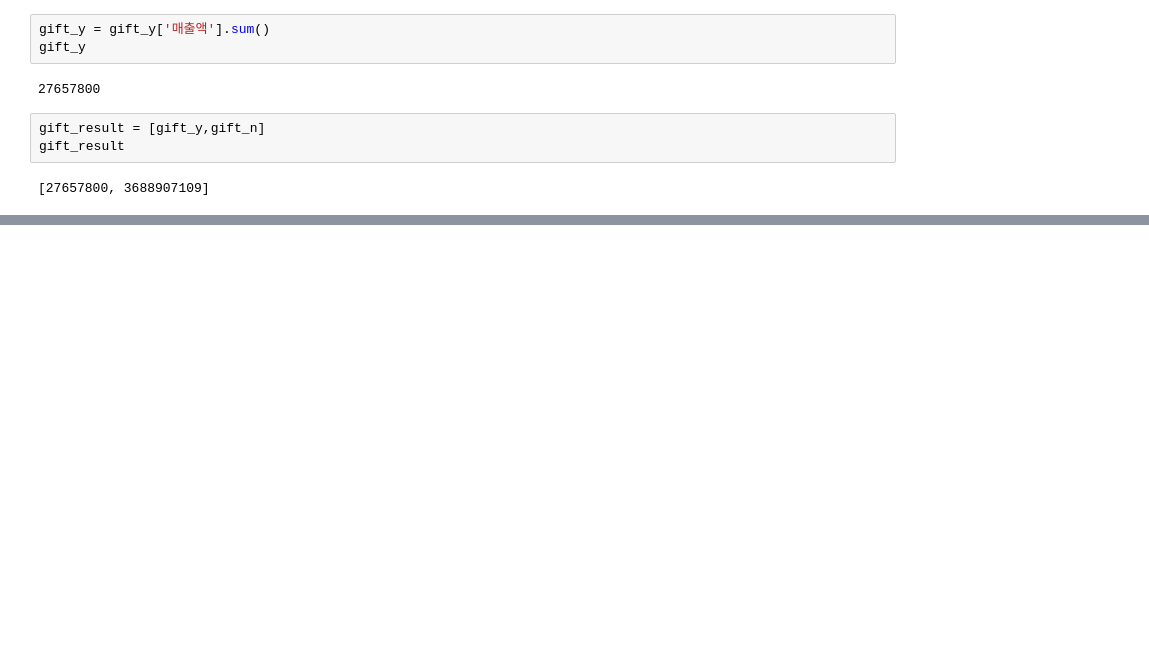
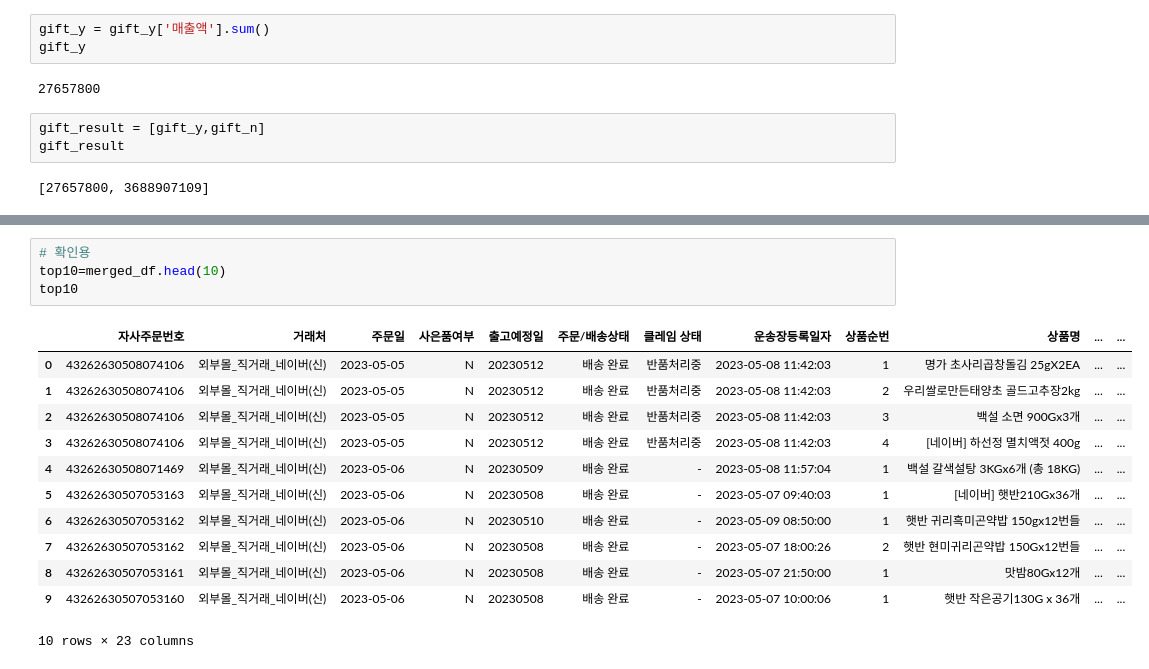
Before and after one commit to ha-es/doit_python, a Jupyter notebook: BDA/내부공모전/naver.ipynb, the cells around one changed output, grey strips where cells are left out. Cells and saved outputs as stored; diff of their text form; blank space fills up the shorter version.

```diff
--- a/BDA/내부공모전/naver.ipynb
+++ b/BDA/내부공모전/naver.ipynb
@@ -679,0 +700,17 @@ pd.DataFrame(gift_result, index=id,columns=['매출액'])
+# %%
+# 확인용
+top10=merged_df.head(10)
+top10
+# %% [output]
+|  | 자사주문번호 | 거래처 | 주문일 | 사은품여부 | 출고예정일 | 주문/배송상태 | 클레임 상태 | 운송장등록일자 | 상품순번 | 상품명 | ... | ... |
+| 0 | 43262630508074106 | 외부몰_직거래_네이버(신) | 2023-05-05 | N | 20230512 | 배송 완료 | 반품처리중 | 2023-05-08 11:42:03 | 1 | 명가 초사리곱창돌김 25gX2EA | ... | ... |
+| 1 | 43262630508074106 | 외부몰_직거래_네이버(신) | 2023-05-05 | N | 20230512 | 배송 완료 | 반품처리중 | 2023-05-08 11:42:03 | 2 | 우리쌀로만든태양초 골드고추장2kg | ... | ... |
+| 2 | 43262630508074106 | 외부몰_직거래_네이버(신) | 2023-05-05 | N | 20230512 | 배송 완료 | 반품처리중 | 2023-05-08 11:42:03 | 3 | 백설 소면 900Gx3개 | ... | ... |
+| 3 | 43262630508074106 | 외부몰_직거래_네이버(신) | 2023-05-05 | N | 20230512 | 배송 완료 | 반품처리중 | 2023-05-08 11:42:03 | 4 | [네이버] 하선정 멸치액젓 400g | ... | ... |
+| 4 | 43262630508071469 | 외부몰_직거래_네이버(신) | 2023-05-06 | N | 20230509 | 배송 완료 | - | 2023-05-08 11:57:04 | 1 | 백설 갈색설탕 3KGx6개 (총 18KG) | ... | ... |
+| 5 | 43262630507053163 | 외부몰_직거래_네이버(신) | 2023-05-06 | N | 20230508 | 배송 완료 | - | 2023-05-07 09:40:03 | 1 | [네이버] 햇반210Gx36개 | ... | ... |
+| 6 | 43262630507053162 | 외부몰_직거래_네이버(신) | 2023-05-06 | N | 20230510 | 배송 완료 | - | 2023-05-09 08:50:00 | 1 | 햇반 귀리흑미곤약밥 150gx12번들 | ... | ... |
+| 7 | 43262630507053162 | 외부몰_직거래_네이버(신) | 2023-05-06 | N | 20230508 | 배송 완료 | - | 2023-05-07 18:00:26 | 2 | 햇반 현미귀리곤약밥 150Gx12번들 | ... | ... |
+| 8 | 43262630507053161 | 외부몰_직거래_네이버(신) | 2023-05-06 | N | 20230508 | 배송 완료 | - | 2023-05-07 21:50:00 | 1 | 맛밤80Gx12개 | ... | ... |
+| 9 | 43262630507053160 | 외부몰_직거래_네이버(신) | 2023-05-06 | N | 20230508 | 배송 완료 | - | 2023-05-07 10:00:06 | 1 | 햇반 작은공기130G x 36개 | ... | ... |
+10 rows × 23 columns
```
Also changed, not shown: parts of 23 cells of this notebook, 3 other files.
